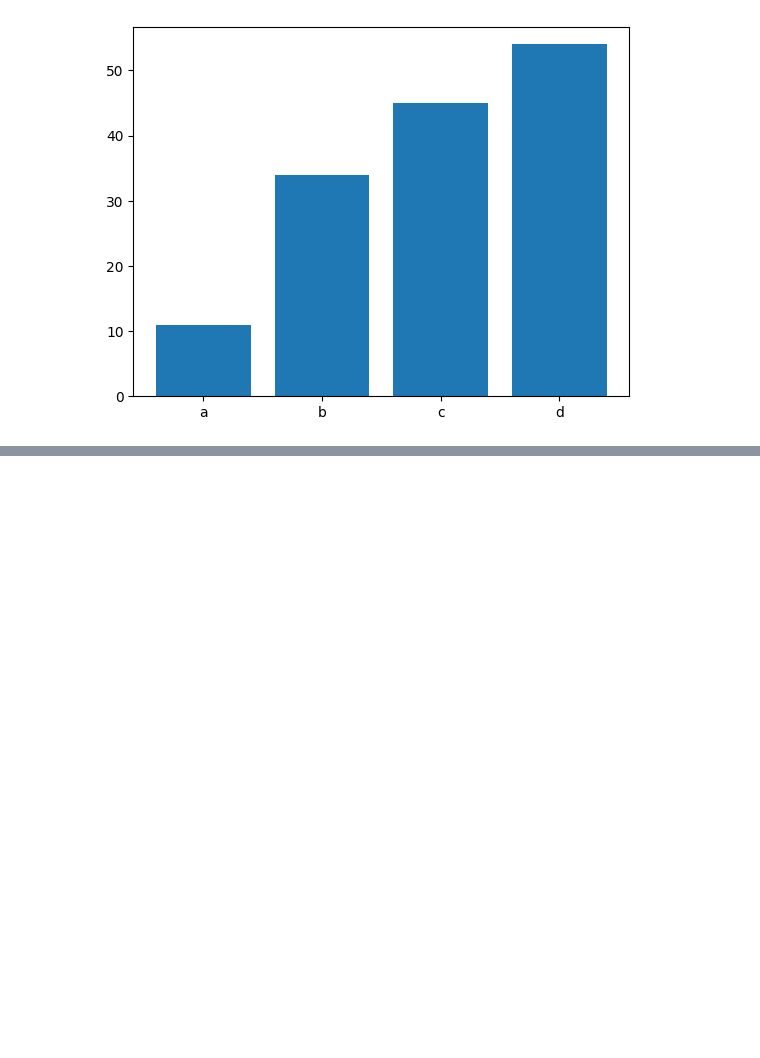
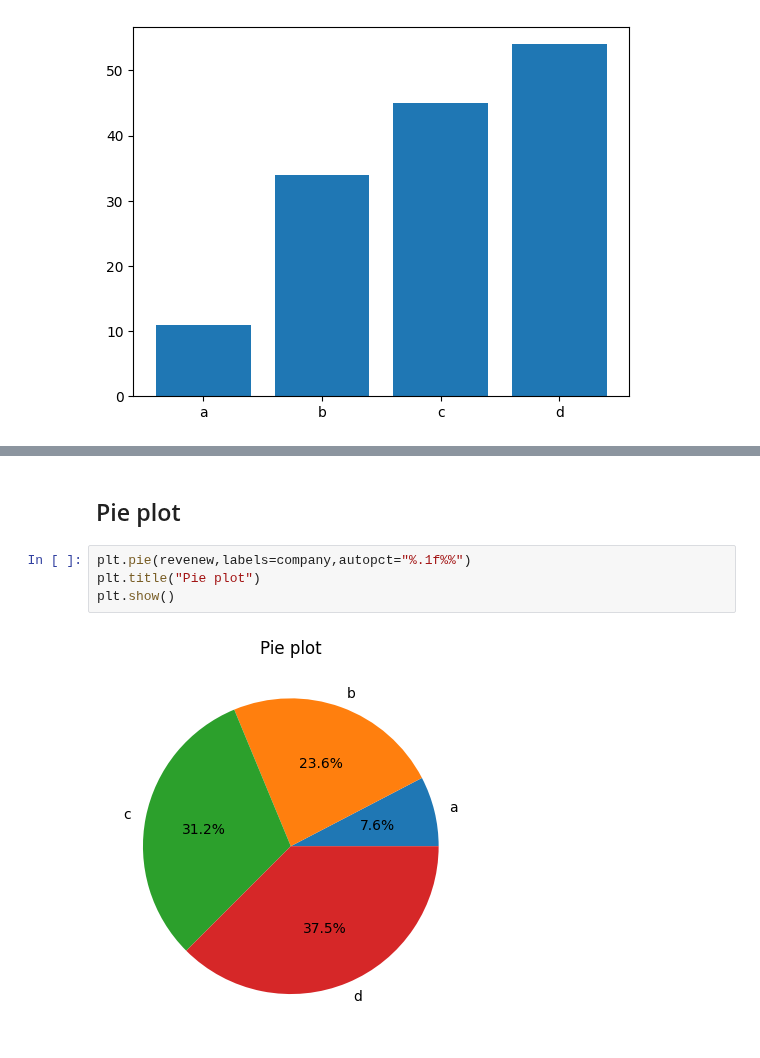
Before and after one commit to shuvadippal08/all_tasks_python, a Jupyter notebook: Matplotlib.ipynb, the cells around one changed output, grey strips where cells are left out. Drawn from its saved outputs; the diff is of its cells as text; blank space fills up the shorter version.

```diff
--- a/Matplotlib.ipynb
+++ b/Matplotlib.ipynb
@@ -245,0 +278,8 @@ plt.bar(company,revenew)
+# %% [markdown]
+## Pie plot
+# %%
+plt.pie(revenew,labels=company,autopct="%.1f%%")
+plt.title("Pie plot")
+plt.show()
+# %% [output]
+[figure, added]
```
Also changed, not shown: parts of 23 cells of this notebook, 12 other files.
